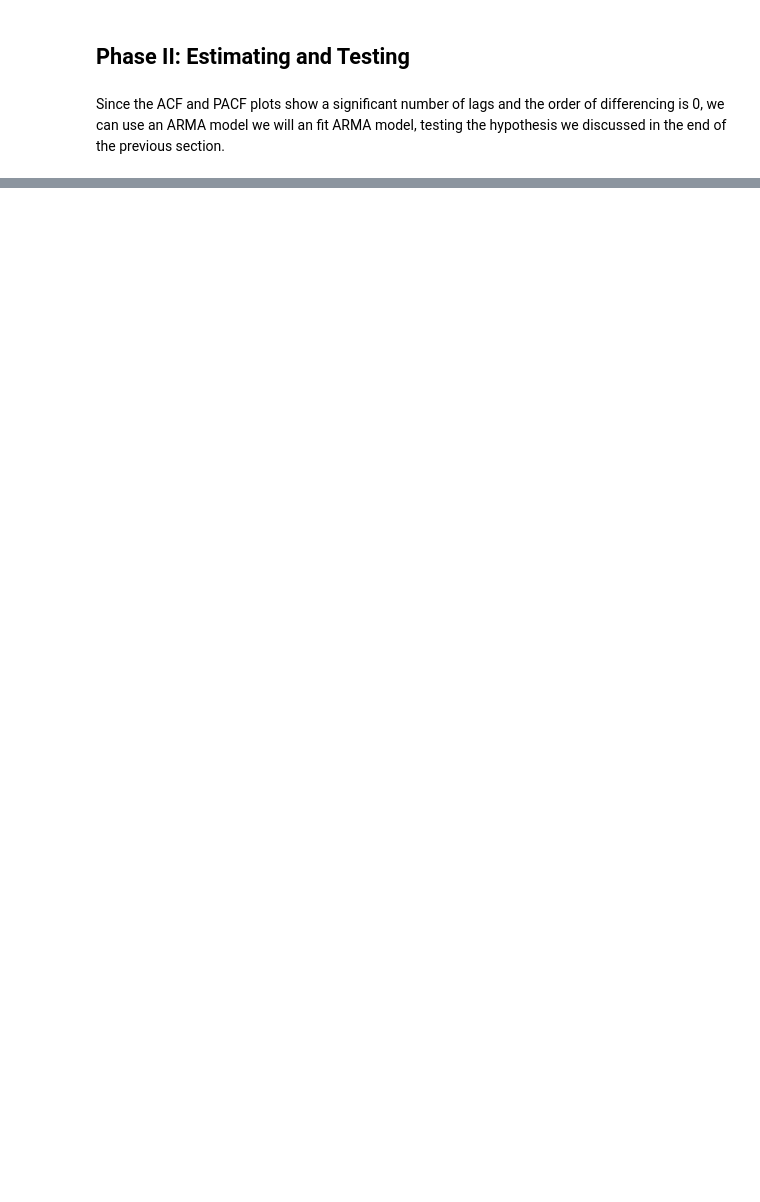
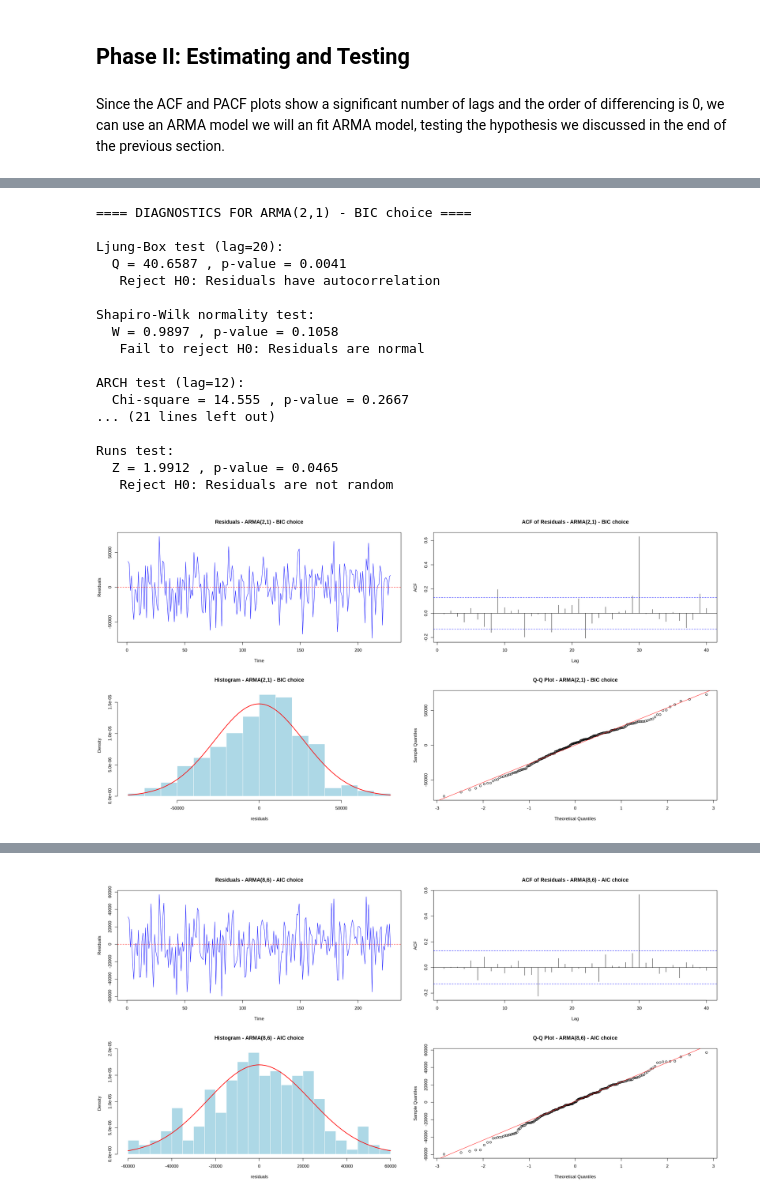
Before and after one commit to LyesHADJAR/TSAC-Individual-Project, a Jupyter notebook: notebooks/tsa_doubleknit_fab.ipynb, the cells around one changed output, grey strips where cells are left out. Cells and saved outputs as stored; diff of their text form; code cells hidden in the pictures; blank space fills up the shorter version.

```diff
--- a/notebooks/tsa_doubleknit_fab.ipynb
+++ b/notebooks/tsa_doubleknit_fab.ipynb
@@ -773,0 +548,79 @@ Date of analysis: 2025-03-29
+# %%
+# Function to run comprehensive diagnostics on a model
+run_diagnostics <- function(model, model_name) {
+    cat("\n\n==== DIAGNOSTICS FOR", model_name, "====\n\n")
+
+    # Extract residuals
+    residuals <- residuals(model)
+
+    # Ljung-Box test for autocorrelation in residuals
+    lb_test <- Box.test(residuals, lag = 20, type = "Ljung-Box")
+    cat("Ljung-Box test (lag=20):\n")
+    cat("  Q =", round(lb_test$statistic, 4), ", p-value =", round(lb_test$p.value, 4), "\n")
+    cat("  ", ifelse(lb_test$p.value > 0.05, "Fail to reject H0: Residuals are white noise", "Reject H0: Residuals have autocorrelation"), "\n\n")
+
+    # Shapiro-Wilk test for normality
+    sw_test <- shapiro.test(residuals)
+    cat("Shapiro-Wilk normality test:\n")
+    cat("  W =", round(sw_test$statistic, 4), ", p-value =", round(sw_test$p.value, 4), "\n")
+    cat("  ", ifelse(sw_test$p.value > 0.05, "Fail to reject H0: Residuals are normal", "Reject H0: Residuals are not normal"), "\n\n")
+
+    # ARCH test for heteroskedasticity
+    arch_test <- ArchTest(residuals, lags = 12)
+    cat("ARCH test (lag=12):\n")
+    cat("  Chi-square =", round(arch_test$statistic, 4), ", p-value =", round(arch_test$p.value, 4), "\n")
+    cat("  ", ifelse(arch_test$p.value > 0.05, "Fail to reject H0: No ARCH effects", "Reject H0: ARCH effects present"), "\n\n")
+
+    # Runs test for randomness
+    runs_test <- runs.test(residuals)
+    cat("Runs test:\n")
+    cat("  Z =", round(runs_test$statistic, 4), ", p-value =", round(runs_test$p.value, 4), "\n")
+    cat("  ", ifelse(runs_test$p.value > 0.05, "Fail to reject H0: Residuals are random", "Reject H0: Residuals are not random"), "\n\n")
+
+    # Plot diagnostics
+    par(mfrow=c(2,2), bg="white")
+
+    # Plot 1: Residuals over time
+    plot(residuals, type="l", main=paste("Residuals -", model_name),
+             col="blue", ylab="Residuals")
+    abline(h=0, col="red", lty=2)
+
+    # Plot 2: ACF of residuals
+    acf(residuals, main=paste("ACF of Residuals -", model_name), lag.max=40)
+
+    # Plot 3: Histogram of residuals with normal curve
+    hist(residuals, breaks=20, main=paste("Histogram -", model_name),
+             probability=TRUE, col="lightblue", border="white")
+    curve(dnorm(x, mean=mean(residuals), sd=sd(residuals)),
+                add=TRUE, col="red", lwd=2)
+
+    # Plot 4: QQ plot
+    qqnorm(residuals, main=paste("Q-Q Plot -", model_name))
+    qqline(residuals, col="red")
+
+    par(mfrow=c(1,1))
+}
+
+# Run diagnostics on each model
+run_diagnostics(model_bic, "ARMA(2,1) - BIC choice")
+run_diagnostics(model_aic, "ARMA(8,6) - AIC choice")
+run_diagnostics(model_armasub, "ARMA(9,7) - ARMA subsets choice")
+# %% [output]
+==== DIAGNOSTICS FOR ARMA(2,1) - BIC choice ====
+
+Ljung-Box test (lag=20):
+  Q = 40.6587 , p-value = 0.0041
+   Reject H0: Residuals have autocorrelation
+
+Shapiro-Wilk normality test:
+  W = 0.9897 , p-value = 0.1058
+   Fail to reject H0: Residuals are normal
+
+ARCH test (lag=12):
+  Chi-square = 14.555 , p-value = 0.2667
+... (21 lines left out)
+
+Runs test:
+  Z = 1.9912 , p-value = 0.0465
+   Reject H0: Residuals are not random
+[figure, added]
@@ -773,0 +644 @@ Date of analysis: 2025-03-29
+[figure, added]
```
Also changed, not shown: parts of 33 cells of this notebook.
